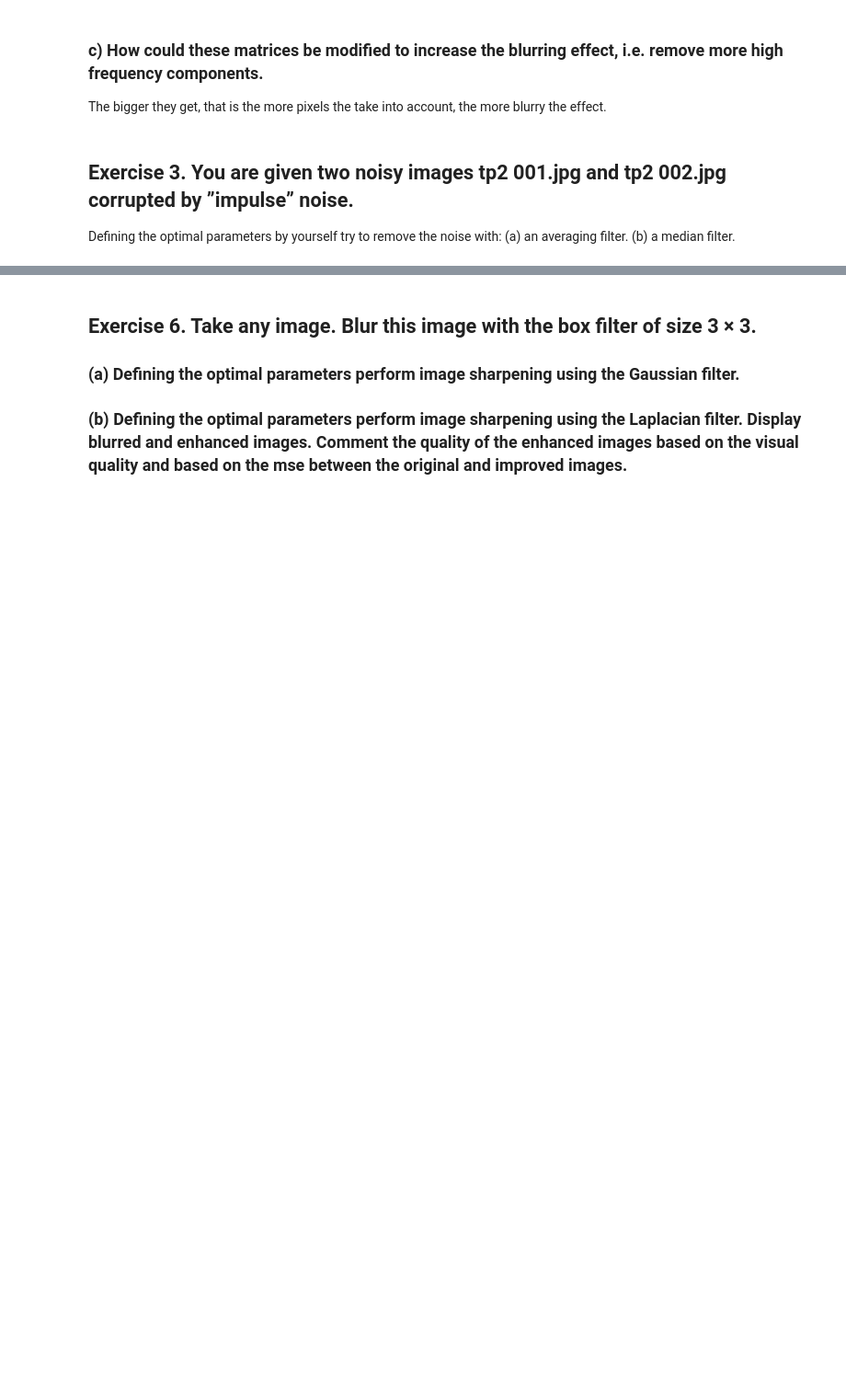
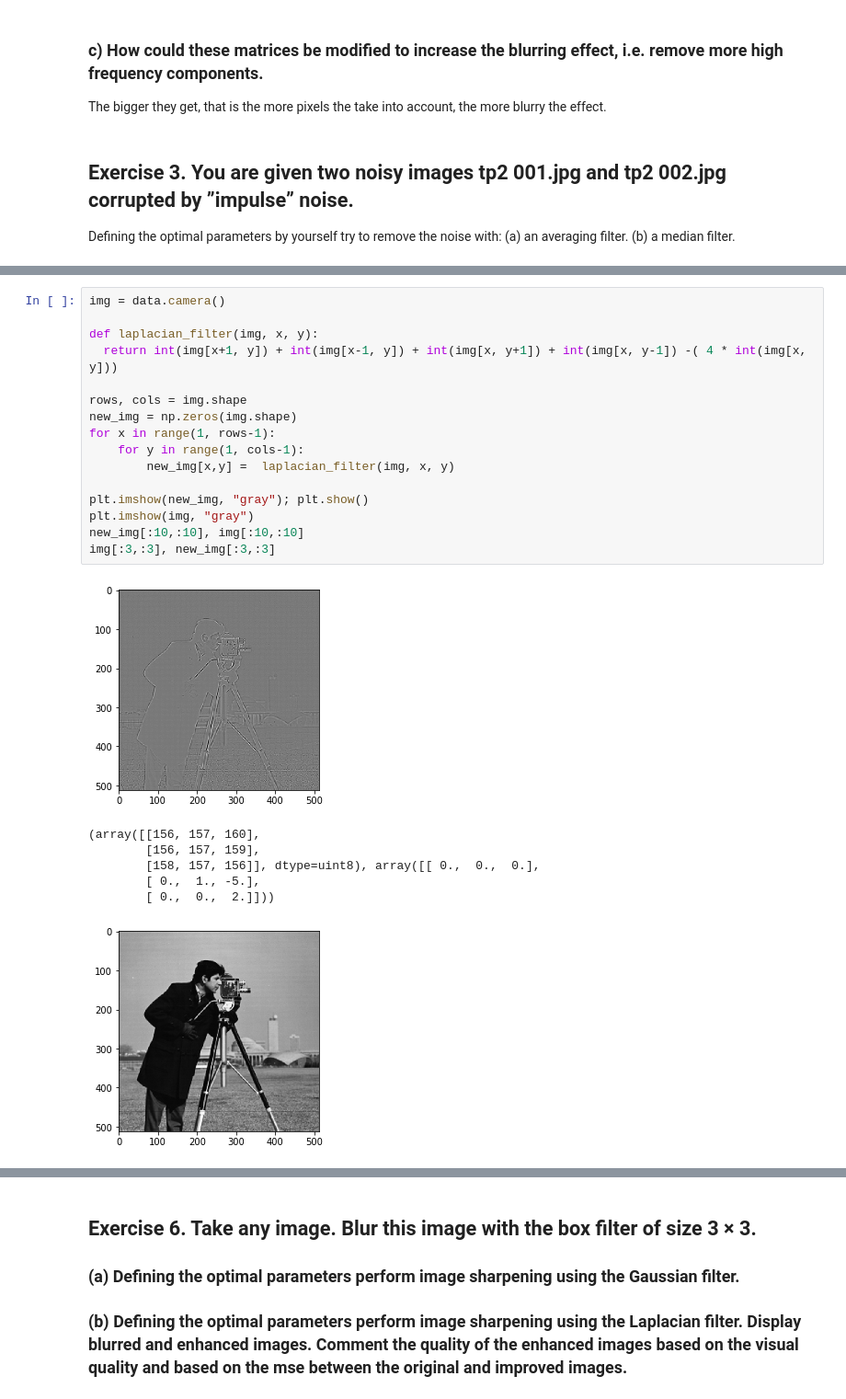
Before and after one commit to partizanos/advanced_image_processing, a Jupyter notebook: AIP_TP2.ipynb, the cells around one changed output, grey strips where cells are left out. Shown at 92% size. Cells and saved outputs as stored; diff of their text form; blank space fills up the shorter version.

```diff
--- a/AIP_TP2.ipynb
+++ b/AIP_TP2.ipynb
@@ -197,0 +242,24 @@ x = [5, 7, 6, 5, 4, 3, 2, 1, 0, 5, 4, 3, 2, 1, 0, 0, 0, 6, 0, 0, 0, 0, 1, 3, 1,
+# %%
+img = data.camera()
+
+def laplacian_filter(img, x, y):
+  return int(img[x+1, y]) + int(img[x-1, y]) + int(img[x, y+1]) + int(img[x, y-1]) -( 4 * int(img[x, y]))
+
+rows, cols = img.shape
+new_img = np.zeros(img.shape)
+for x in range(1, rows-1):
+    for y in range(1, cols-1):
+        new_img[x,y] =  laplacian_filter(img, x, y)
+
+plt.imshow(new_img, "gray"); plt.show()
+plt.imshow(img, "gray")
+new_img[:10,:10], img[:10,:10]
+img[:3,:3], new_img[:3,:3]
+# %% [output]
+[figure, added]
+(array([[156, 157, 160],
+        [156, 157, 159],
+        [158, 157, 156]], dtype=uint8), array([[ 0.,  0.,  0.],
+        [ 0.,  1., -5.],
+        [ 0.,  0.,  2.]]))
+[figure, added]
```
Also changed, not shown: parts of 12 cells of this notebook.
